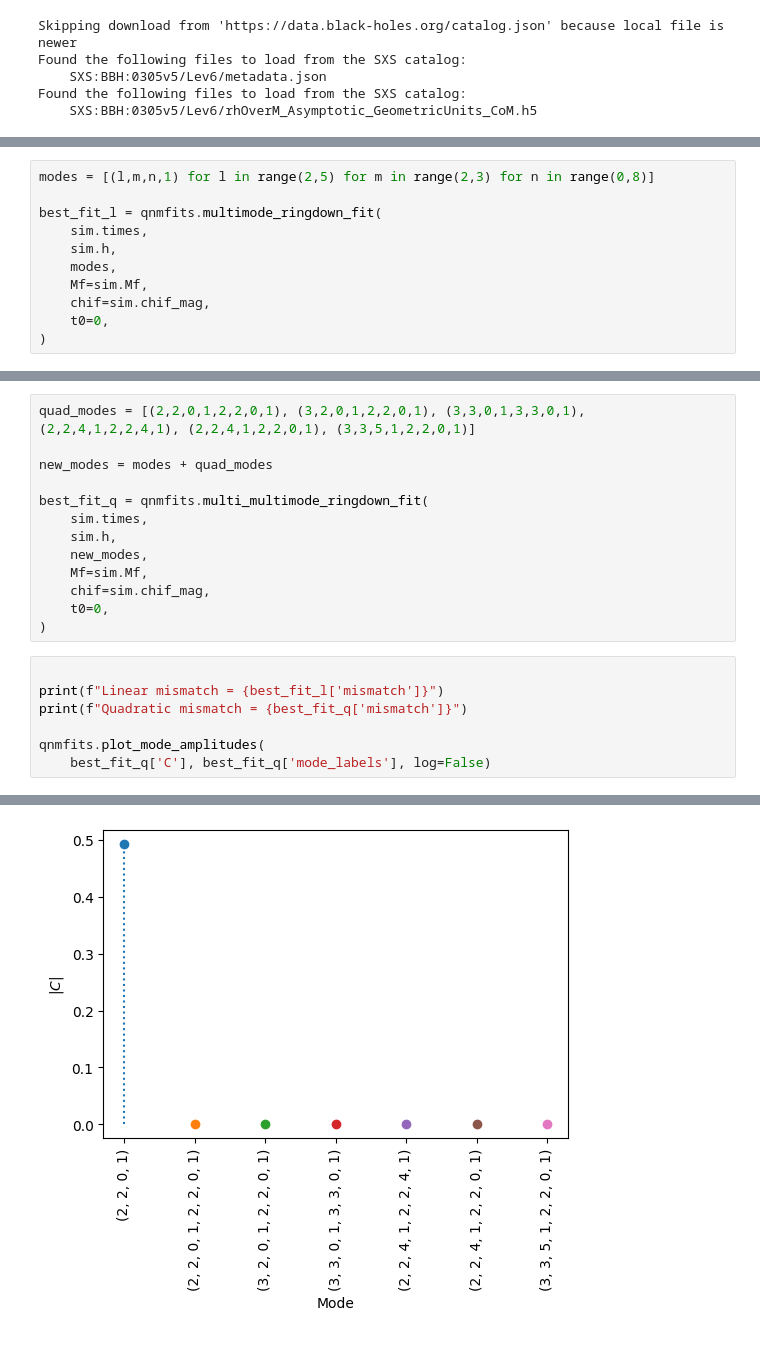
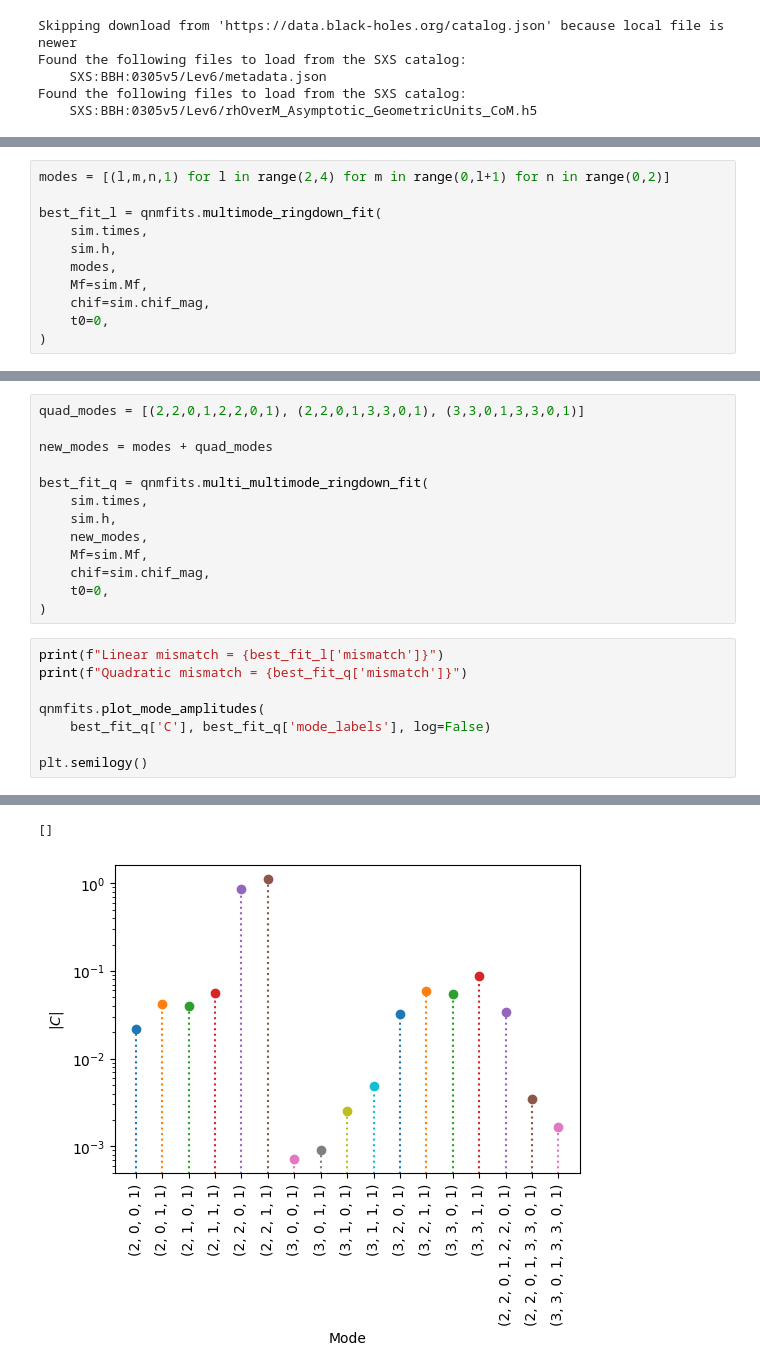
Before and after one commit to Richardvnd/qnmfitsrd, a Jupyter notebook: quadratic_multimode_fit.ipynb, the cells around one changed output, grey strips where cells are left out. Drawn from its saved outputs; the diff is of its cells as text.

```diff
--- a/quadratic_multimode_fit.ipynb
+++ b/quadratic_multimode_fit.ipynb
@@ -21,6 +19,6 @@ Modes chosen to replicate those in package_tutorial.
 **Most general list of modes:** *[(l,m,n,p) for l in range(2,L) for m in range(-l,l) for n in range(0,N) for p in [-1,1]]*
 # %%
-modes = [(l,m,n,1) for l in range(2,5) for m in range(2,3) for n in range(0,8)]
+modes = [(l,m,n,1) for l in range(2,4) for m in range(0,l+1) for n in range(0,2)]
 
 best_fit_l = qnmfits.multimode_ringdown_fit(
     sim.times,
@@ -37,5 +33,5 @@ For now, just include (2201)x(2201) mode.
 # %%
-quad_modes = [(2,2,0,1,2,2,0,1), (3,2,0,1,2,2,0,1), (3,3,0,1,3,3,0,1), (2,2,4,1,2,2,4,1), (2,2,4,1,2,2,0,1), (3,3,5,1,2,2,0,1)]
+quad_modes = [(2,2,0,1,2,2,0,1), (2,2,0,1,3,3,0,1), (3,3,0,1,3,3,0,1)]
 
 new_modes = modes + quad_modes
 
@@ -48,10 +44,11 @@ best_fit_q = qnmfits.multi_multimode_ringdown_fit(
     t0=0,
 )
 # %%
-
 print(f"Linear mismatch = {best_fit_l['mismatch']}")
 print(f"Quadratic mismatch = {best_fit_q['mismatch']}")
 
 qnmfits.plot_mode_amplitudes(
     best_fit_q['C'], best_fit_q['mode_labels'], log=False)
+
+plt.semilogy()
 # %% [output]
@@ -60 +57,2 @@ Quadratic mismatch = 0.42401979743100326
+[]
-[figure, old version]
+[figure, new version]
```
Also changed, not shown: parts of 6 cells of this notebook, 5 other files.
